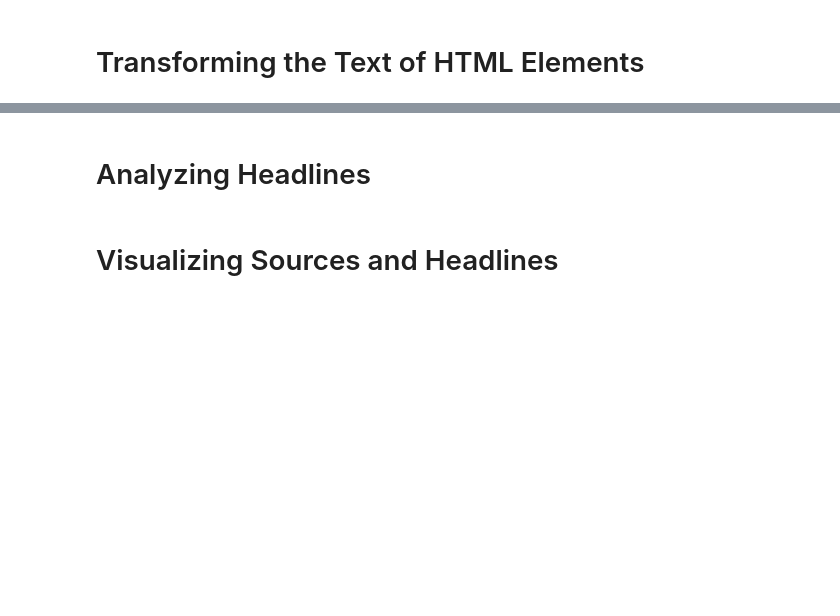
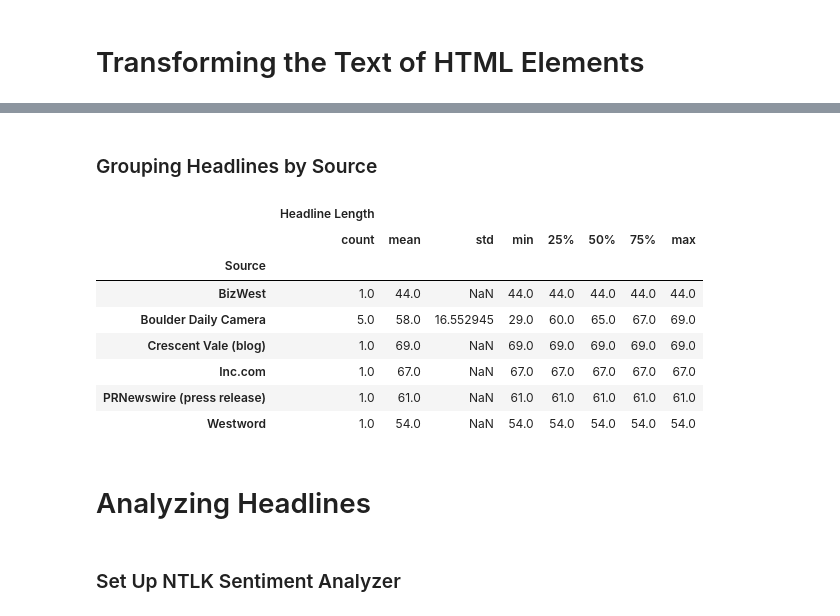
Before and after one commit to nicholasgriffen/google-news-data-visualization, a Jupyter notebook: NewsPageAnalysis.ipynb, the cells around one changed output, grey strips where cells are left out. Drawn from its saved outputs; the diff is of its cells as text; code cells hidden in the pictures; blank space fills up the shorter version.

```diff
--- a/NewsPageAnalysis.ipynb
+++ b/NewsPageAnalysis.ipynb
@@ -194,0 +198,9 @@ Vail Daily News
+# %%
+# use DataFrame method from pandas Module
+# to create table of sources to headlines
+# refer to https://pandas.pydata.org/pandas-docs/stable/reference/api/pandas.DataFrame.html
+table = pandas.DataFrame({'Source': source_names,
+                          'Headline': headlines,
+                          'Headline Length': [len(headline) for headline in headlines]})
+
+table
@@ -195,4 +242,24 @@ Vail Daily News
+# %% [markdown]
+### Grouping Headlines by Source
+# %%
+# refer to http://pandas.pydata.org/pandas-docs/stable/user_guide/groupby.html
+# use the groupby method to collect the rows by source column
+source_grouping = table.groupby(['Source'])
+
+# use the describe method to compute statistics if possible
+# gives statistics of the Headline Length column
+source_grouping.describe()
+# %% [output]
+|  | Headline Length |  |  |  |  |  |  |  |
+|  | count | mean | std | min | 25% | 50% | 75% | max |
+| Source |  |  |  |  |  |  |  |  |
+| BizWest | 1.0 | 44.0 | NaN | 44.0 | 44.0 | 44.0 | 44.0 | 44.0 |
+| Boulder Daily Camera | 5.0 | 58.0 | 16.552945 | 29.0 | 60.0 | 65.0 | 67.0 | 69.0 |
+| Crescent Vale (blog) | 1.0 | 69.0 | NaN | 69.0 | 69.0 | 69.0 | 69.0 | 69.0 |
+| Inc.com | 1.0 | 67.0 | NaN | 67.0 | 67.0 | 67.0 | 67.0 | 67.0 |
+| PRNewswire (press release) | 1.0 | 61.0 | NaN | 61.0 | 61.0 | 61.0 | 61.0 | 61.0 |
+| Westword | 1.0 | 54.0 | NaN | 54.0 | 54.0 | 54.0 | 54.0 | 54.0 |
 # %% [markdown]
 # Analyzing Headlines
-# %% [markdown]
-# Visualizing Sources and Headlines
+# %% [markdown]
+### Set Up NTLK Sentiment Analyzer
```
Also changed, not shown: parts of 22 cells of this notebook.
